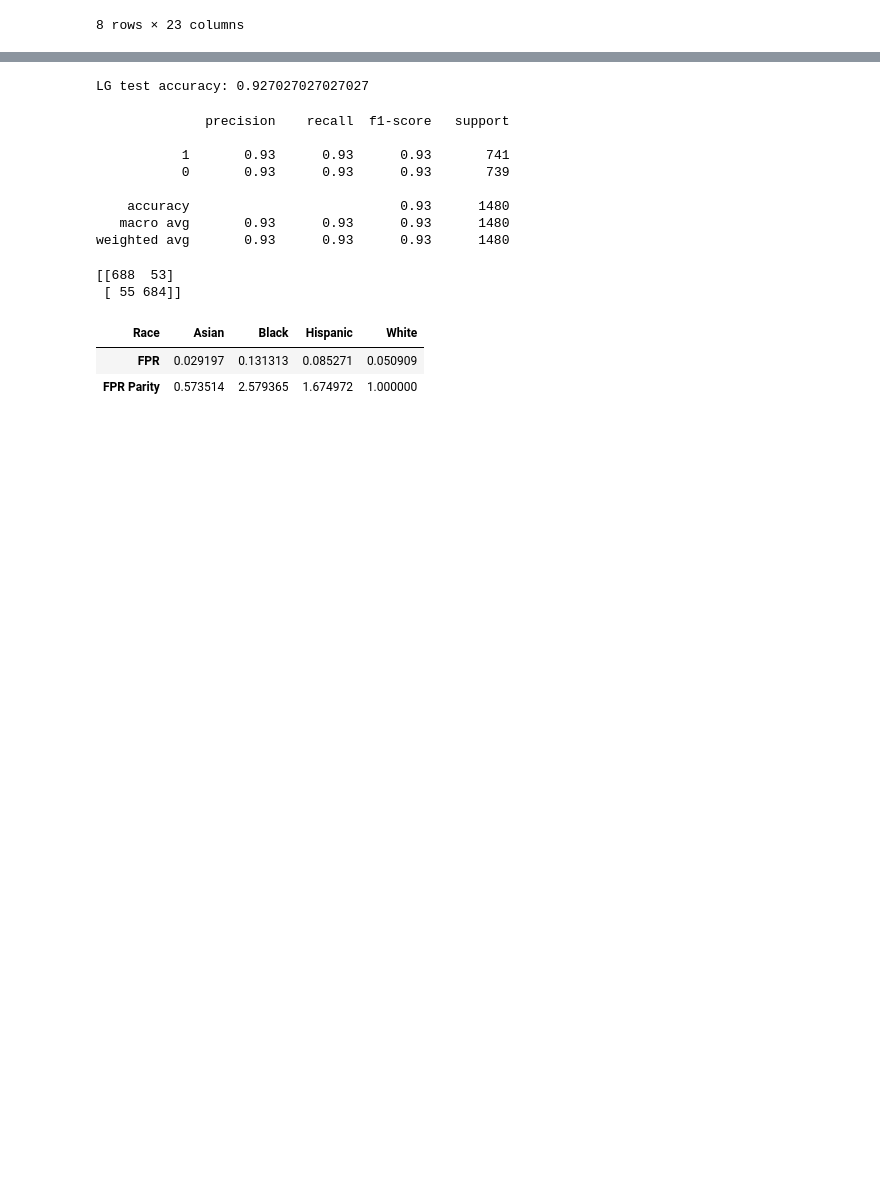
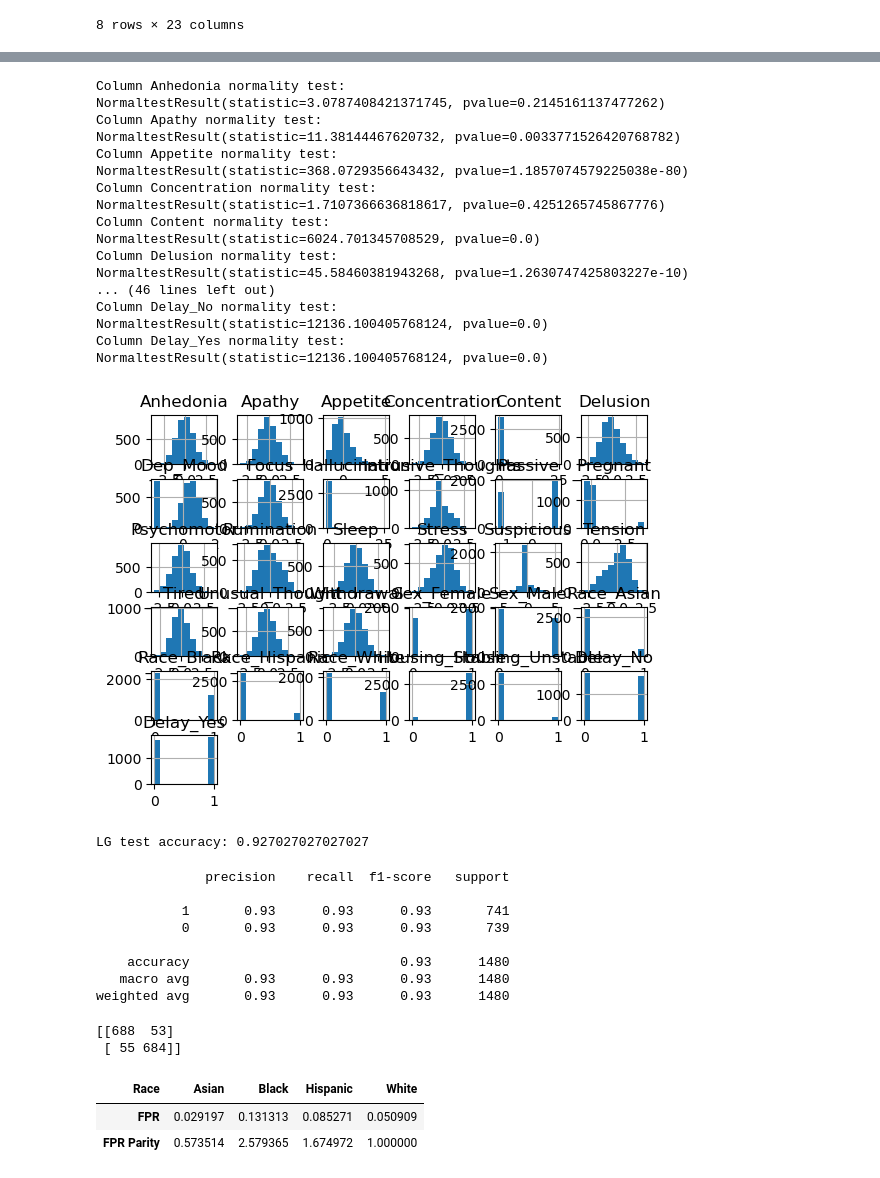
Before and after one commit to ElvesJohn/MachineLearningCW, a Jupyter notebook: MachineLearningCourseW.ipynb, the cells around one changed output, grey strips where cells are left out. Cells and saved outputs as stored; diff of their text form; code cells hidden in the pictures; blank space fills up the shorter version.

```diff
--- a/MachineLearningCourseW.ipynb
+++ b/MachineLearningCourseW.ipynb
@@ -67,7 +67,6 @@ num_var = [
  'Focus',
  'Hallucination',
  'Intrusive_Thoughts',
- 'Participant',
  'Passive',
  'Pregnant',
  'Psychomotor',
@@ -101,5 +101,7 @@ data.describe()
 
 Below we create a data processing function to tackle the three issues above.
+# %%
+data = data.drop('Participant', axis=1)
 # %%
 def data_remove(data):
     data.fillna(data.mean(), inplace=True)
@@ -126,7 +128,6 @@ features = [
  'Hallucination',
  'Housing',
  'Intrusive_Thoughts',
- 'Participant',
  'Passive',
  'Pregnant',
  'Psychomotor',
@@ -158,3 +180,32 @@ y_test = test[['Diagnosis']]
+# %%
+from scipy import stats
+# Create histograms for each column
+X_train.hist()
+
+
+# Perform normality test for each column
+for col in X_train.columns:
+    print(f"Column {col} normality test:")
+    print(stats.normaltest(X_train[col]))
+# %% [output]
+Column Anhedonia normality test:
+NormaltestResult(statistic=3.0787408421371745, pvalue=0.2145161137477262)
+Column Apathy normality test:
+NormaltestResult(statistic=11.38144467620732, pvalue=0.0033771526420768782)
+Column Appetite normality test:
+NormaltestResult(statistic=368.0729356643432, pvalue=1.1857074579225038e-80)
+Column Concentration normality test:
+NormaltestResult(statistic=1.7107366636818617, pvalue=0.4251265745867776)
+Column Content normality test:
+NormaltestResult(statistic=6024.701345708529, pvalue=0.0)
+Column Delusion normality test:
+NormaltestResult(statistic=45.58460381943268, pvalue=1.2630747425803227e-10)
+... (46 lines left out)
+Column Delay_No normality test:
+NormaltestResult(statistic=12136.100405768124, pvalue=0.0)
+Column Delay_Yes normality test:
+NormaltestResult(statistic=12136.100405768124, pvalue=0.0)
+[figure, added]
 # %%
 #Logistc regression training
 
```
Also changed, not shown: parts of 5 cells of this notebook.
